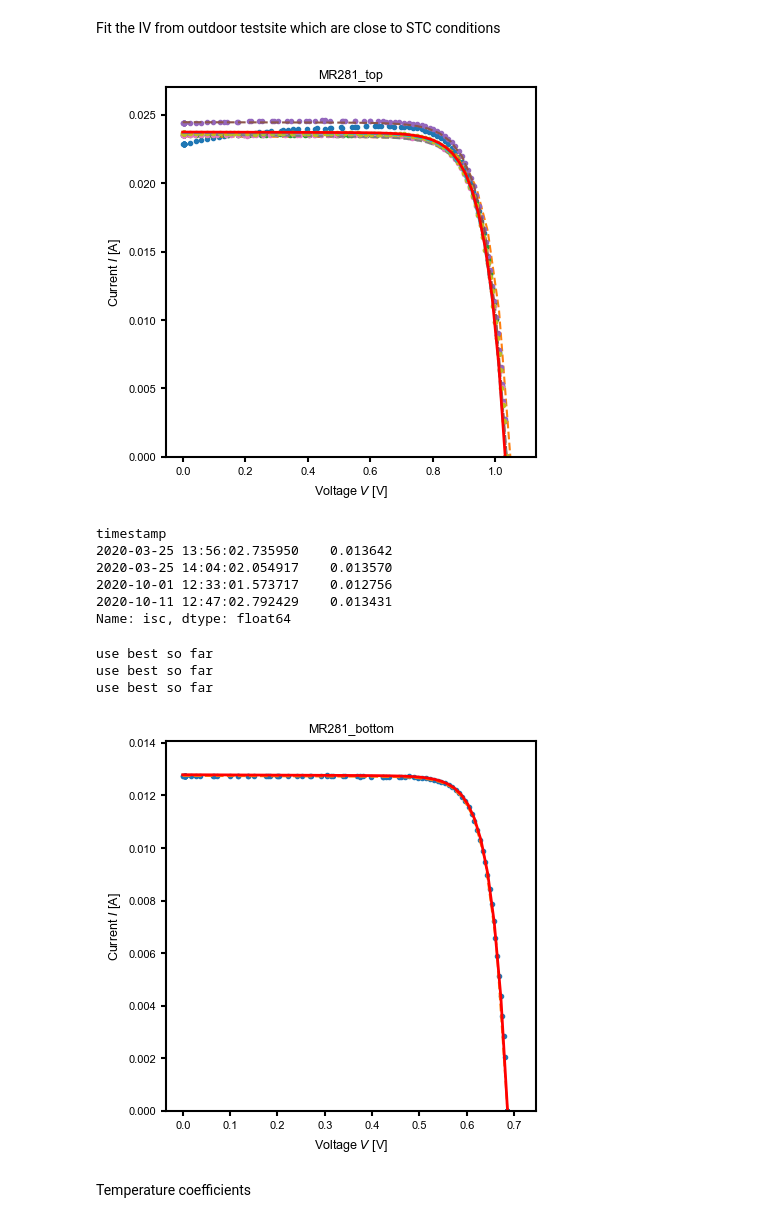
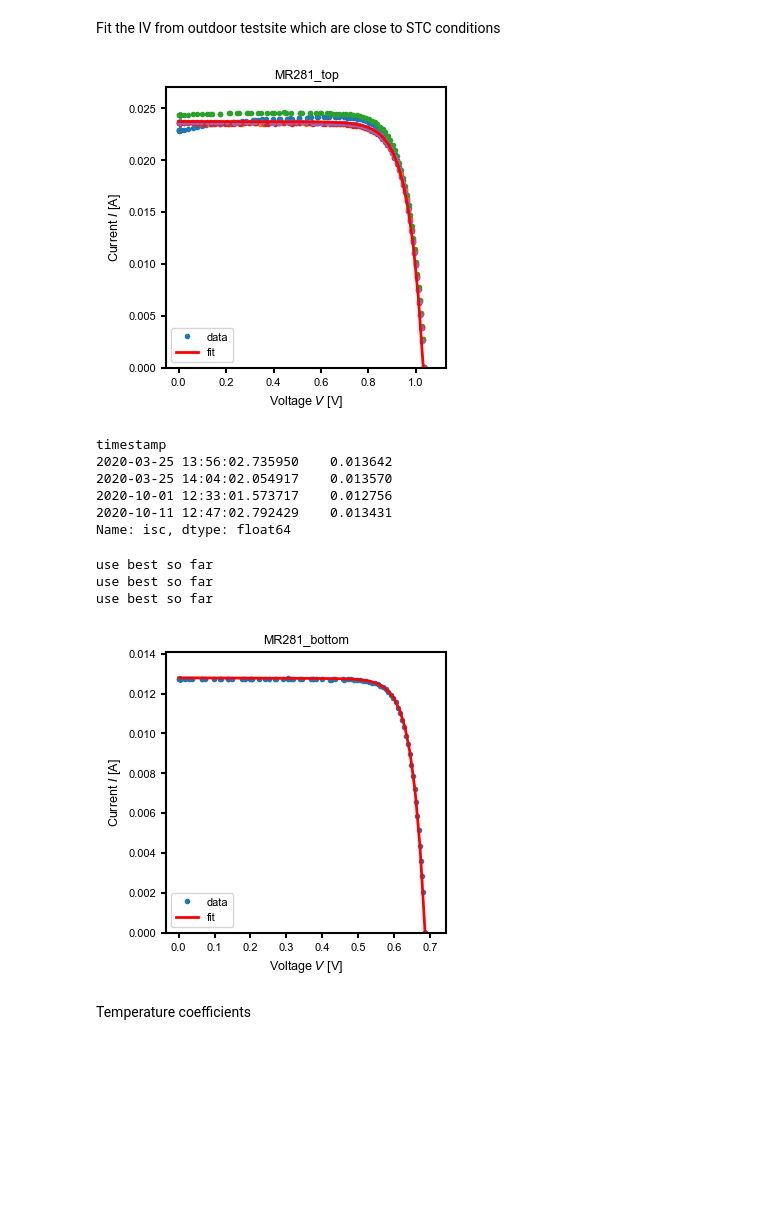
Before and after one commit to roberthilleck/PVcircuit, a Jupyter notebook: notebooks/remodel_iiiv-Si_4T.ipynb, the cells around one changed output. Drawn from its saved outputs; the diff is of its cells as text; code cells hidden in the pictures; blank space fills up the shorter version.

```diff
--- a/notebooks/remodel_iiiv-Si_4T.ipynb
+++ b/notebooks/remodel_iiiv-Si_4T.ipynb
@@ -1571,7 +1590,7 @@ Load spectral data
 # with open("meteo_spectra.p", 'wb') as fout:
 #     pickle.dump(meteo_spectra,fout)
 
-with open("meteo_spectra.p", 'rb') as fin:
+with open(r"meteo_data/meteo_spectra.p", 'rb') as fin:
     meteo_spectra = pickle.load(fin)
 
 # meteo_spectra = get_meteo(MR281_top.index[0], MR281_top.index[0] + pd.Timedelta(days=10), "1T")
@@ -1587,7 +1606,7 @@ Load all meteorological data for comparison of irradiance sensors, snow etc.
 # with open("meteo_data.p", 'wb') as fout:
 #     pickle.dump(meteo_data,fout)
 
-with open("meteo_data.p", 'rb') as fin:
+with open(r"meteo_data/meteo_data.p", 'rb') as fin:
     meteo_data = pickle.load(fin)
 
 meteo_resampled = meteo_data.data.resample("1T").median(numeric_only =True)
@@ -2124,7 +2143,7 @@ axs.plot(MR281_top_aligned['temp_module_mean'],meteo_spectra_corr.SpecPower / MR
 # %% [markdown]
 Fit the IV from outdoor testsite which are close to STC conditions
 # %%
-fig,axs = plt.subplots()
+fig, axs = plt.subplots(1,1, constrained_layout = True, figsize=get_figsize(252, fraction = 1, ratio=1,rows=1,cols=1))
 tc_iv_params = []
 df_module = MR281_top_aligned[
     (MR281_top_aligned["irrad_mean"] > 995)
@@ -2132,7 +2151,10 @@ df_module = MR281_top_aligned[
     & (MR281_top_aligned["temp_module_mean"] > 24.5)
     & (MR281_top_aligned["temp_module_mean"] < 25.5)
     & (MR281_top_aligned["aoi"] < 15)
+    # & (MR281_top_aligned.index > pd.Timestamp(2020,9,15))
+
 ]
+idx = 0
 for _, row in df_module.iterrows():
     # v_sorter = np.argsort(row["v"])
     # v = row["v"][v_sorter]
@@ -2151,8 +2173,14 @@ for _, row in df_module.iterrows():
     if all(np.array(iv_params) > 0):
     # if any(np.array(iv_params) < 0):
         fit = singlediode(*iv_params, ivcurve_pnts=30)
-        axs.plot(v, i, ".")
-        axs.plot(fit["v"], fit["i"], "--", label="psc-fit")
+        if idx == 0:
+            axs.plot(v, i, ".", label = 'data')
+            idx = 1
+        else:
+            axs.plot(v, i, ".")
+
+
+        # axs.plot(fit["v"], fit["i"], "--", label="psc-fit")
 
         iv_params = list(iv_params)
         iv_params[0] = iv_params[0] * 1000 /row['irrad_mean']
@@ -2185,35 +2213,36 @@ bc_voc = MPP["Voc"]
 Isc = MPP["Isc"]
 
 pvc_voltage_set = np.linspace(0, bc_voc)
 pvc_current_set = np.linspace(0, Isc)
 
 pvc_voltage_calc = np.zeros_like(pvc_voltage_set)
 pvc_current_calc = np.zeros_like(pvc_current_set)
 
 V2Tvect = np.vectorize(tc_sj.V2T)
 I2Tvect = np.vectorize(tc_sj.I2T)
 
 pvc_current_calc = I2Tvect(pvc_voltage_set)
 pvc_voltage_calc = V2Tvect(pvc_current_set)
 
 Vboth = np.concatenate((pvc_voltage_calc, pvc_voltage_set), axis=None)
 Iboth = np.concatenate((pvc_current_set, pvc_current_calc), axis=None)
         # sort
 p = np.argsort(Vboth)
 Vlight = Vboth[p]
 Ilight = -1 * Iboth[p]
 
 
-axs.plot(Vlight,Ilight, 'r-',lw=2)
+axs.plot(Vlight,Ilight, 'r-',lw=2, label ='fit')
 
 axs.set_ylim(bottom=0)
 axs.set_title("MR281_top")
 axs.set_xlabel(r"Voltage $V$ [V]")
 axs.set_ylabel(r"Current $I$ [A]")
 axs.set_box_aspect(1)
+axs.legend()
 plt.show()
 # %% [output]
-[figure, old version]
+[figure, new version]
 # %%
 MR281_bottom_aligned[
     (MR281_bottom_aligned["irrad_mean"] > 995)
@@ -2231,7 +2260,7 @@ timestamp
 2020-10-11 12:47:02.792429    0.013431
 Name: isc, dtype: float64
 # %%
-fig,axs = plt.subplots()
+fig, axs = plt.subplots(1,1, constrained_layout = True, figsize=get_figsize(252, fraction = 1, ratio=1,rows=1,cols=1))
 bc_iv_params = []
 df_module = MR281_bottom_aligned[
     (MR281_bottom_aligned["irrad_mean"] > 995)
@@ -2240,8 +2269,10 @@ df_module = MR281_bottom_aligned[
     & (MR281_bottom_aligned["temp_module_mean"] < 25.5)
     & (MR281_bottom_aligned["aoi"] < 15)
     # & (MR281_bottom_aligned["ambient_temperature"] > 0)
-    # & (MR281_bottom_aligned.index > pd.Timestamp(2019,10,1))
+    & (MR281_bottom_aligned.index > pd.Timestamp(2019,10,1))
 ]
+idx = 0
+
 for _, row in df_module.iterrows():
     # v_sorter = np.argsort(row["v"])
     # v = row["v"][v_sorter]
@@ -2260,8 +2291,11 @@ for _, row in df_module.iterrows():
     if all(np.array(iv_params) > 0):
     # if any(np.array(iv_params) < 0):
         fit = singlediode(*iv_params, ivcurve_pnts=30)
-        axs.plot(v, i, ".")
-        axs.plot(fit["v"], fit["i"], "--", label="psc-fit")
+        if idx == 0:
+            axs.plot(v, i, ".",label='data')
+        else:
+            axs.plot(v, i, ".")
+        # axs.plot(fit["v"], fit["i"], "--", label="psc-fit")
         iv_params = list(iv_params)
         iv_params[0] = iv_params[0] * 1000 /row['irrad_mean']
         bc_iv_params.append(iv_params)
@@ -2311,19 +2345,20 @@ Vlight = Vboth[p]
 Ilight = -1 * Iboth[p]
 
 
-axs.plot(Vlight,Ilight, 'r-',lw=2)
+axs.plot(Vlight,Ilight, 'r-',lw=2, label = 'fit')
 
 axs.set_ylim(bottom=0)
 axs.set_title("MR281_bottom")
 axs.set_xlabel(r"Voltage $V$ [V]")
 axs.set_ylabel(r"Current $I$ [A]")
 axs.set_box_aspect(1)
+axs.legend()
 plt.show()
 # %% [output]
 use best so far
 use best so far
 use best so far
-[figure, old version]
+[figure, new version]
 # %% [markdown]
 Temperature coefficients
 # %%
```
Also changed, not shown: parts of 12 cells of this notebook.
